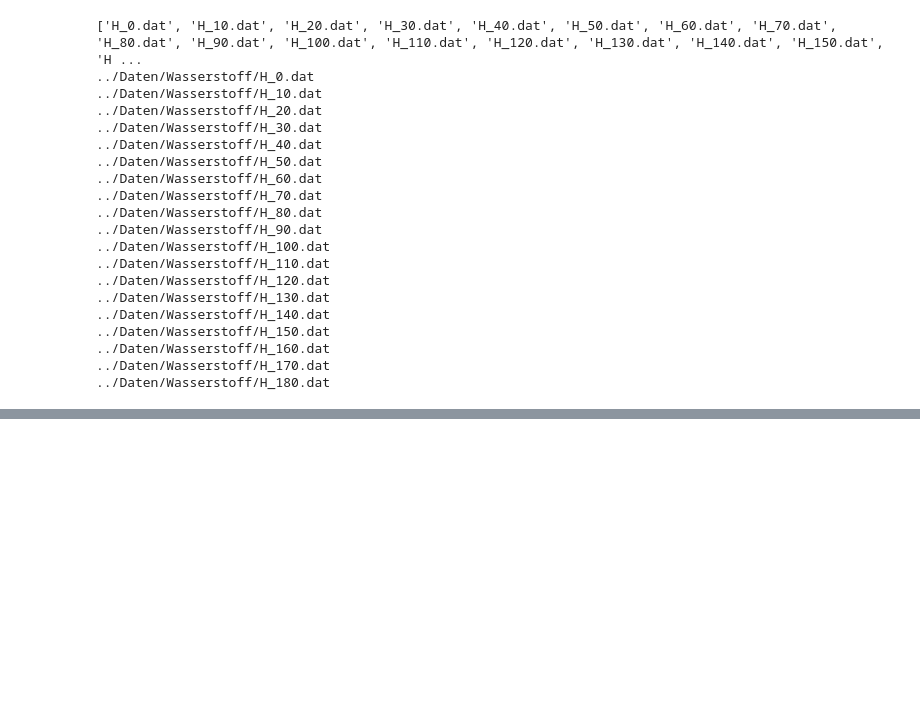
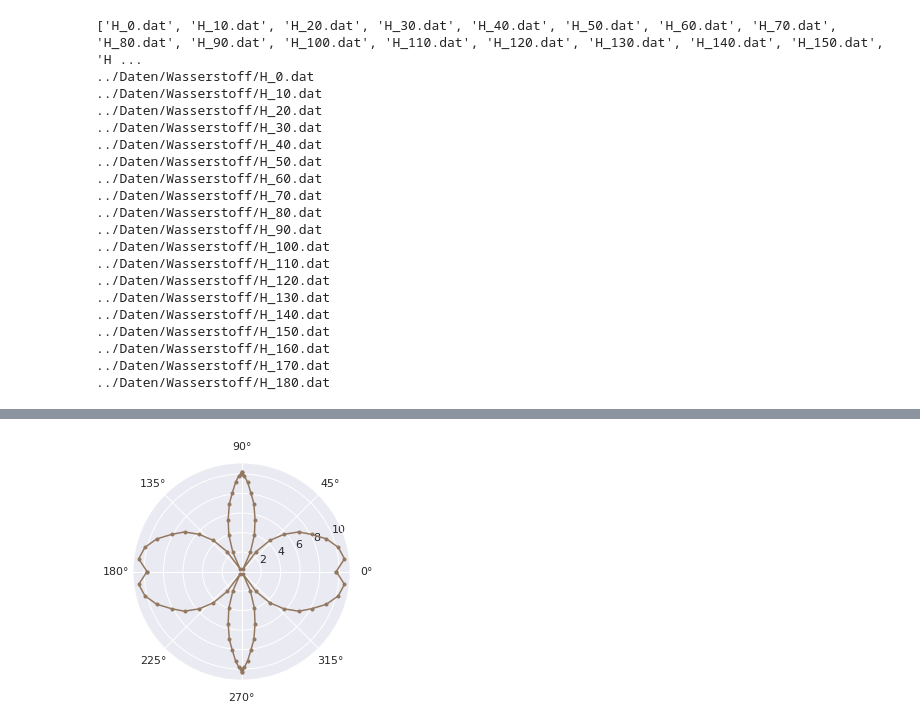
Before and after one commit to lydiavonderweiden/V23-1, a Jupyter notebook: Code/plots.ipynb, the cells around one changed output, grey strips where cells are left out. Drawn from its saved outputs; the diff is of its cells as text; code cells hidden in the pictures; blank space fills up the shorter version.

```diff
--- a/Code/plots.ipynb
+++ b/Code/plots.ipynb
@@ -189,0 +280,9 @@ for i,p in enumerate(peakall):
+# %%
+filesWinkel = ["H_9mm_{}.dat".format(n) for n in range(0,181,10)]
+print(filesWinkel)
+peak = []
+for file in filesWinkel:
+    filepath= os.path.join(pathWass,file)
+    print(filepath)
+    freq, amp = np.genfromtxt(filepath,unpack=True)
+    peak.append(float(amp[np.where(freq==peakfreq)]))
@@ -189,0 +310,18 @@ for i,p in enumerate(peakall):
+# %%
+theta = np.arange(0,181,10)*2*np.pi/360
+phi = np.arccos(0.5*np.cos(theta) - 0.5)
+
+
+plt.clf()
+plt.close()
+fig, ax = plt.subplots(subplot_kw={'projection': 'polar'})
+
+
+ax.plot(phi,peak,'.-',c="C5")
+ax.plot(-phi,peak,'.-',c="C5")
+ax.plot(np.pi+phi,peak,'.-',c="C5")
+ax.plot(np.pi-phi,peak,'.-',c="C5")
+plt.savefig(os.path.join("../Daten/Wasserstoff","peak9mm.pdf"))
+plt.show()
+# %% [output]
+[figure, added]
```
Also changed, not shown: parts of 16 cells of this notebook, 59 other files.
